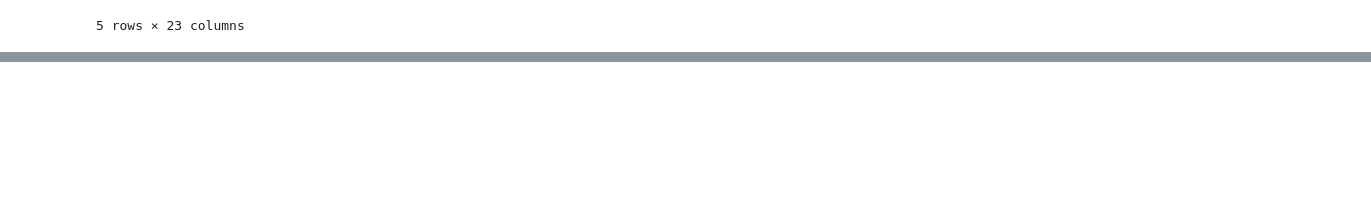
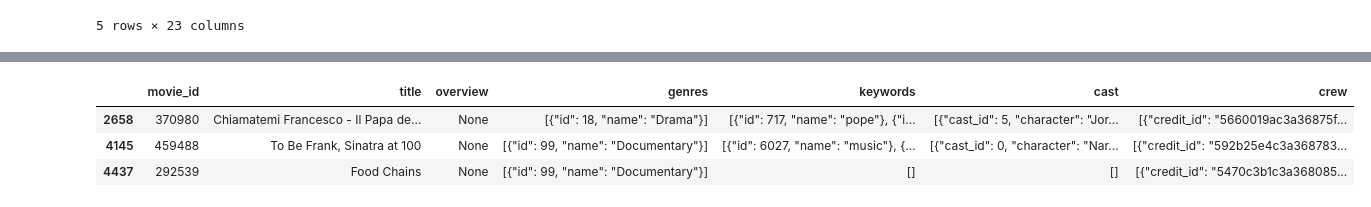
Before and after one commit to dorianDraper/KNN-Movie-recommender, a Jupyter notebook: src/explore.ipynb, the cells around one changed output, grey strips where cells are left out. Saved outputs shown, nothing was run; the diff lists cells and outputs as text; code cells hidden in the pictures; blank space fills up the shorter version.

Commit message:
Data processed

```diff
--- a/src/explore.ipynb
+++ b/src/explore.ipynb
@@ -74,0 +63,3 @@ total_data.head()
+# %%
+total_data = total_data[['movie_id', 'title', 'overview', 'genres', 'keywords', 'cast', 'crew']]
+total_data.head()
@@ -74,0 +73,4 @@ total_data.head()
+# %%
+# Check for dupliates and drop them if any
+total_data = total_data.drop_duplicates()
+total_data.shape
@@ -74,0 +91,8 @@ total_data.head()
+# %%
+# We have 3 in 'overview' column, let's have a look
+total_data[total_data['overview'].isnull()]
+# %% [output]
+|  | movie_id | title | overview | genres | keywords | cast | crew |
+| 2658 | 370980 | Chiamatemi Francesco - Il Papa de... | None | [{"id": 18, "name": "Drama"}] | [{"id": 717, "name": "pope"}, {"i... | [{"cast_id": 5, "character": "Jor... | [{"credit_id": "5660019ac3a36875f... |
+| 4145 | 459488 | To Be Frank, Sinatra at 100 | None | [{"id": 99, "name": "Documentary"}] | [{"id": 6027, "name": "music"}, {... | [{"cast_id": 0, "character": "Nar... | [{"credit_id": "592b25e4c3a368783... |
+| 4437 | 292539 | Food Chains | None | [{"id": 99, "name": "Documentary"}] | [] | [] | [{"credit_id": "5470c3b1c3a368085... |
```
Also changed, not shown: parts of 16 cells of this notebook, 1 other file.
